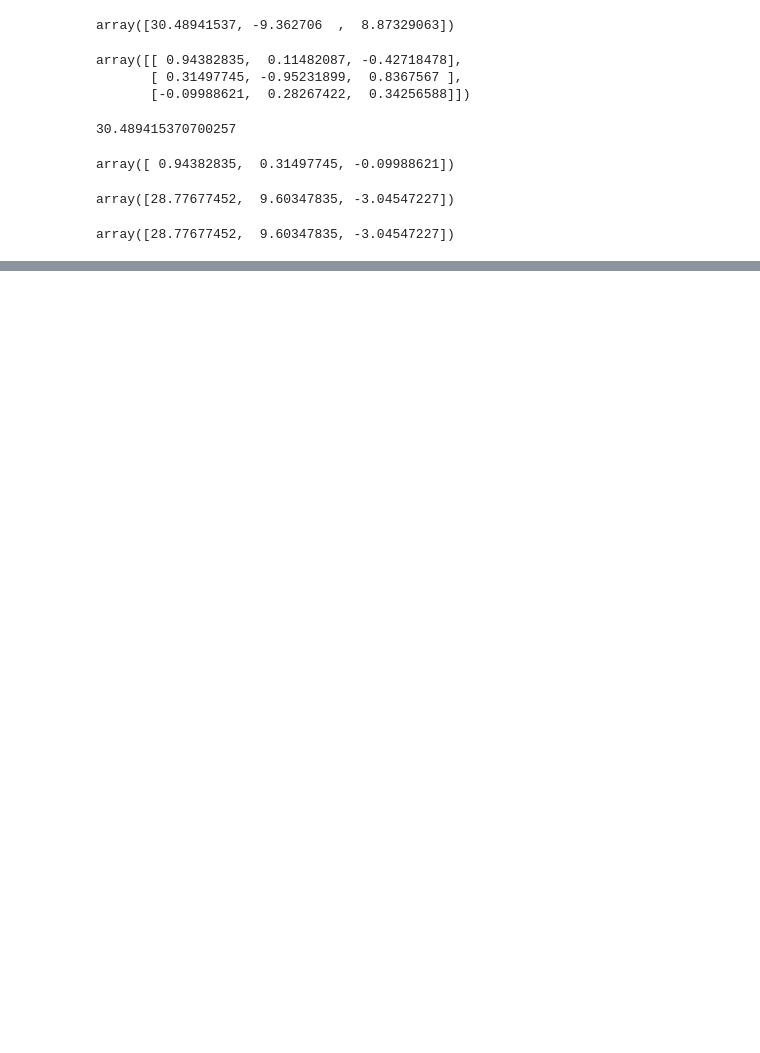
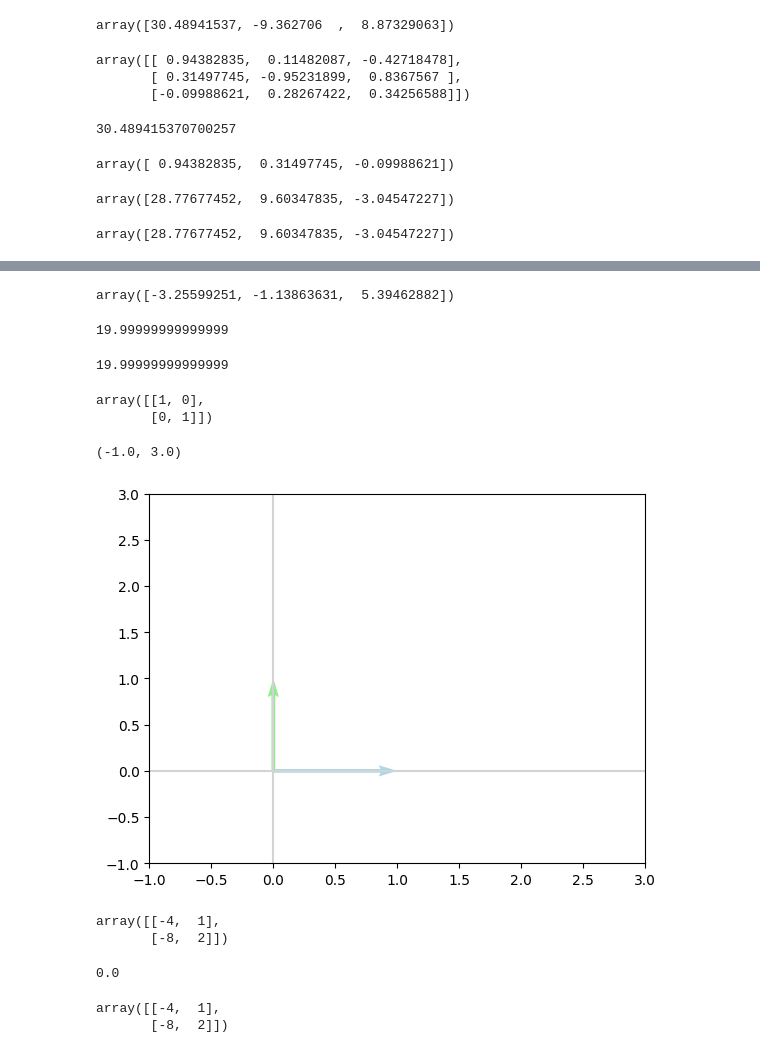
Before and after one commit to Krisho1/Machine-Learning-Foundations-Math-Probability-Statistics-and-Computer-Science-Python-Codes-, a Jupyter notebook: Linerar_Algebra_II_.ipynb, the cells around one changed output, grey strips where cells are left out. Saved outputs shown, nothing was run; the diff lists cells and outputs as text; code cells hidden in the pictures; blank space fills up the shorter version.

```diff
--- a/Linerar_Algebra_II_.ipynb
+++ b/Linerar_Algebra_II_.ipynb
@@ -238,0 +296,40 @@ array([28.77677452,  9.60347835, -3.04547227])
+# %%
+lamdadet
+# %% [output]
+array([-3.25599251, -1.13863631,  5.39462882])
+# %%
+np.product(lamdadet)
+# %% [output]
+19.99999999999999
+# %%
+np.abs(np.product(lamdadet))
+# %% [output]
+19.99999999999999
+# %%
+I_det = np.array([[1,0],[0,1]])
+I_det
+# %% [output]
+array([[1, 0],
+       [0, 1]])
+# %%
+plot_vectors([vecotrfy(I_det,0),vecotrfy(I_det,1)],['lightblue','lightgreen'])
+plt.xlim(-1,3)
+plt.ylim(-1,3)
+# %% [output]
+(-1.0, 3.0)
+[figure, added]
+# %%
+X_det1
+# %% [output]
+array([[-4,  1],
+       [-8,  2]])
+# %%
+np.linalg.det(X_det1)
+# %% [output]
+0.0
+# %%
+X_det1I_det = np.dot(X_det1,I_det)
+X_det1I_det
+# %% [output]
+array([[-4,  1],
+       [-8,  2]])
```
Also changed, not shown: parts of 26 cells of this notebook.
